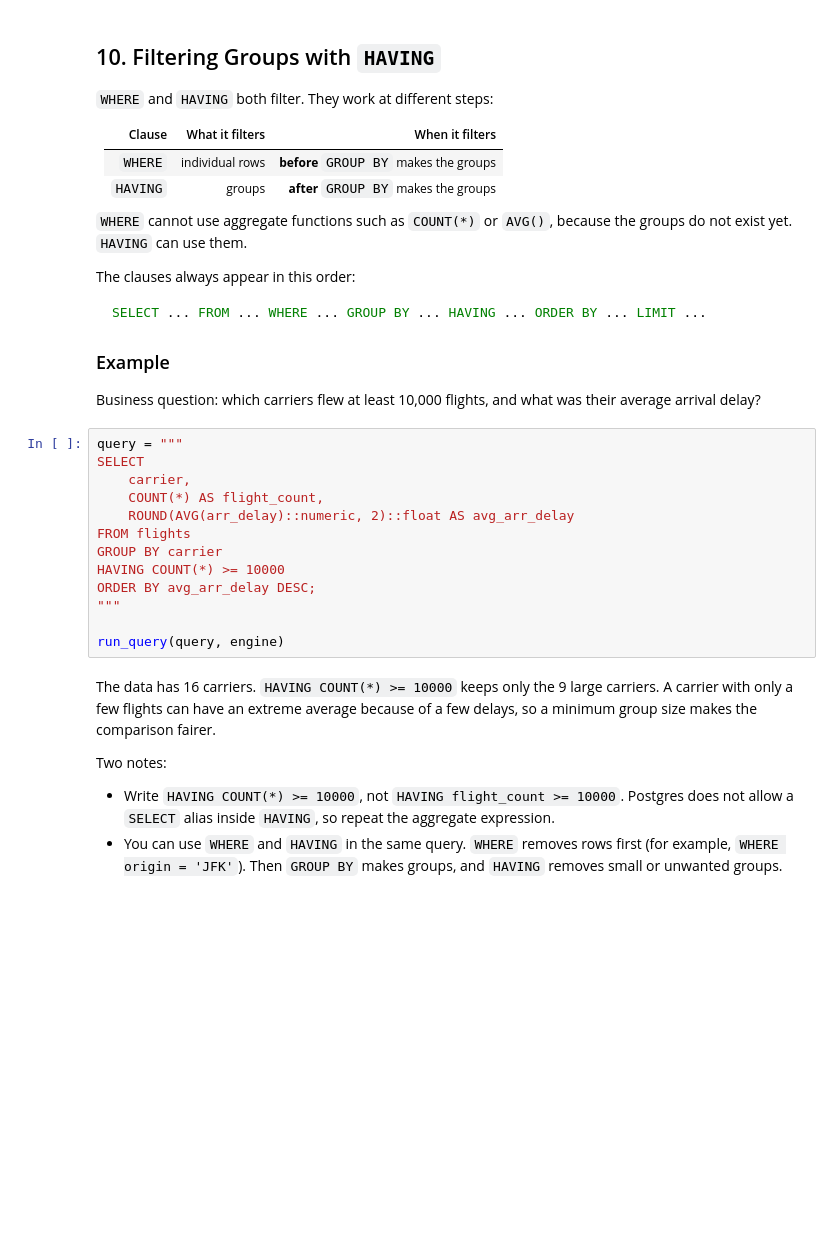
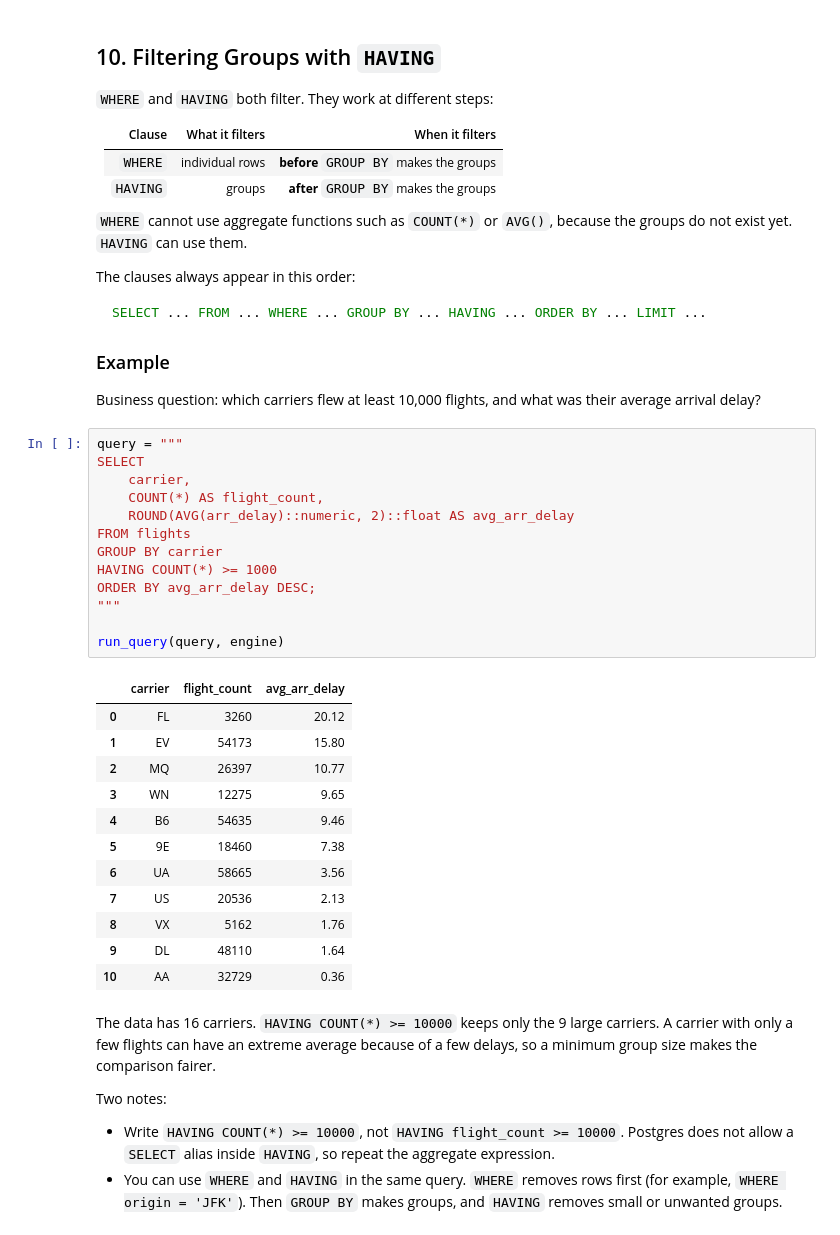
Before and after one commit to Ksandys22/BAN6003-Week9-10, a Jupyter notebook: notebooks/module9_neon_sql_fundamentals_guided_lab.ipynb, the cells around one changed output. Saved outputs shown, nothing was run; the diff lists cells and outputs as text; blank space fills up the shorter version.

```diff
--- a/notebooks/module9_neon_sql_fundamentals_guided_lab.ipynb
+++ b/notebooks/module9_neon_sql_fundamentals_guided_lab.ipynb
@@ -372,16 +579,29 @@ Business question: which carriers flew at least 10,000 flights, and what was the
 # %%
 query = """
 SELECT
     carrier,
     COUNT(*) AS flight_count,
     ROUND(AVG(arr_delay)::numeric, 2)::float AS avg_arr_delay
 FROM flights
 GROUP BY carrier
-HAVING COUNT(*) >= 10000
+HAVING COUNT(*) >= 1000
 ORDER BY avg_arr_delay DESC;
 """
 
 run_query(query, engine)
+# %% [output]
+|  | carrier | flight_count | avg_arr_delay |
+| 0 | FL | 3260 | 20.12 |
+| 1 | EV | 54173 | 15.80 |
+| 2 | MQ | 26397 | 10.77 |
+| 3 | WN | 12275 | 9.65 |
+| 4 | B6 | 54635 | 9.46 |
+| 5 | 9E | 18460 | 7.38 |
+| 6 | UA | 58665 | 3.56 |
+| 7 | US | 20536 | 2.13 |
+| 8 | VX | 5162 | 1.76 |
+| 9 | DL | 48110 | 1.64 |
+| 10 | AA | 32729 | 0.36 |
 # %% [markdown]
 The data has 16 carriers. `HAVING COUNT(*) >= 10000` keeps only the 9 large carriers. A carrier with only a few flights can have an extreme average because of a few delays, so a minimum group size makes the comparison fairer.
 
```
Also changed, not shown: parts of 40 cells of this notebook, 2 other files.
